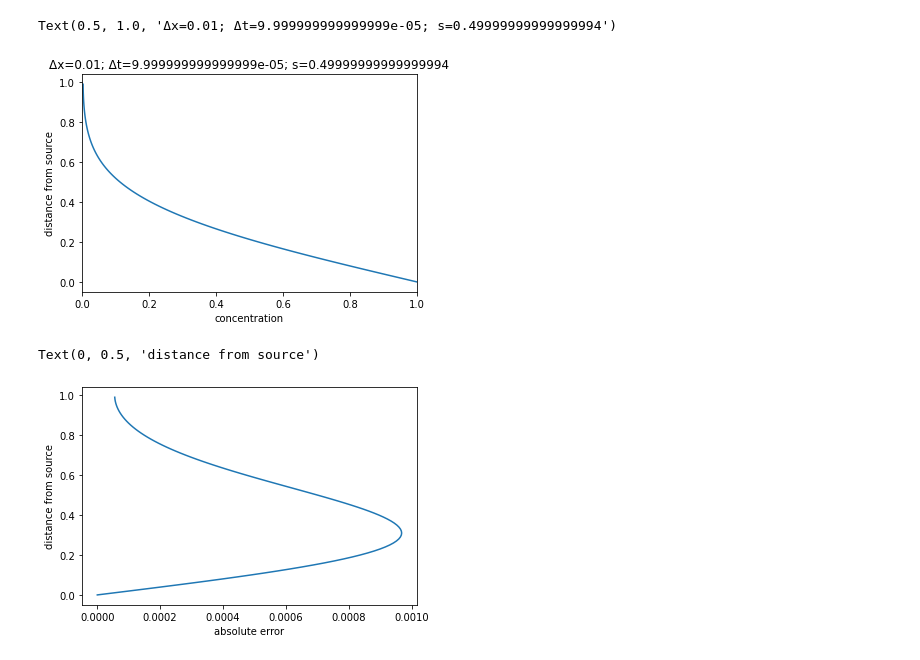
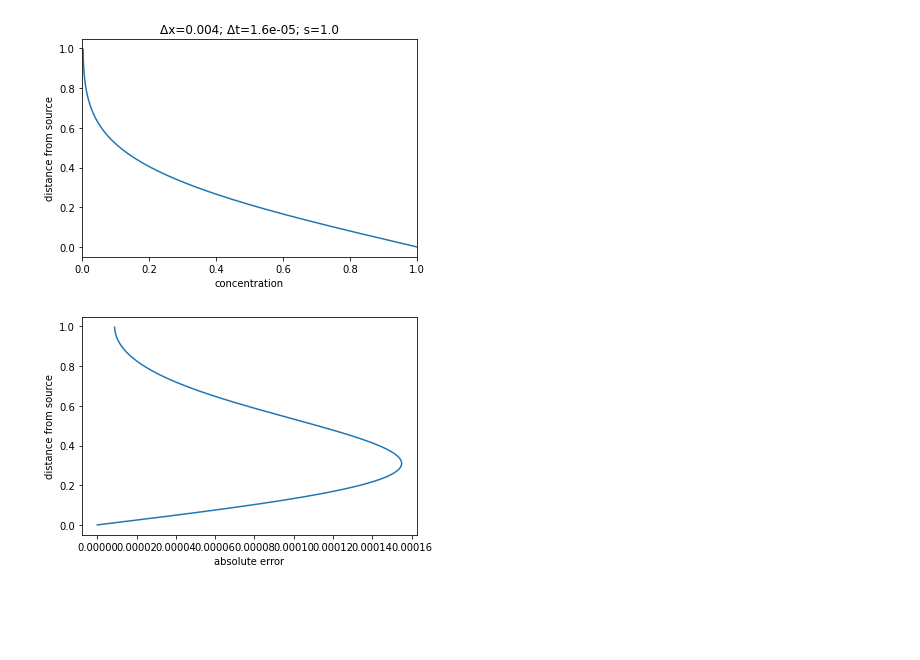
Before and after one commit to Sllopsta/exercise_3, a Jupyter notebook: Task_1/Task_1.4.ipynb, the cells around one changed output. Saved outputs shown, nothing was run; the diff lists cells and outputs as text; code cells hidden in the pictures; blank space fills up the shorter version.

Commit message:
final plots and explanation added

```diff
--- a/Task_1/Task_1.4.ipynb
+++ b/Task_1/Task_1.4.ipynb
@@ -3,9 +3,9 @@ import numpy as np
 from matplotlib import pyplot as plt
 
 L=1
-Nx=101
+Nx=251
 D=10**(-6)
-dt=100*D
+dt=16*D
 t_final=50000*D
 x_ax=np.linspace(0,L+L/(Nx-1),Nx+1)
 dx=x_ax[1]-x_ax[0]
@@ -61,7 +61,7 @@ d=np.zeros(Nx)
 dn=np.zeros(Nx)
 dn[0]=1
 d[0]=1
-errors=[]
+errors=[0]
 
 for t in range(len(t_ax)-1):
     d=TDMAsolver(a,b,c,d)
@@ -75,5 +75,5 @@ for t in range(len(t_ax)-1):
     d[0]=1
     errors.append(np.sum(np.abs(d[0:Nx-1]-analytic(x_ax[0:Nx-1],t*dt)))/(Nx-1))
     if(t%1000==0 and t>1):
-        #plt.plot(x_ax[0:Nx],d)
-        plt.plot(x_ax[0:Nx-1],(d[0:Nx-1]-analytic(x_ax[0:Nx-1],t*dt))/d[0:Nx-1])
+        plt.plot(x_ax[0:Nx],d)
+        #plt.plot(x_ax[0:Nx-1],(d[0:Nx-1]-analytic(x_ax[0:Nx-1],t*dt))/d[0:Nx-1])
@@ -85,16 +82,16 @@ plt.plot(errors)
 # %%
 plt.plot(d[0:Nx-1],x_ax[0:Nx-1])
 plt.xlabel('concentration')
 plt.ylabel('distance from source')
 plt.xlim(0,1)
-plt.title('Δx={}; Δt={}; s={}'.format(dx,dt,s))
+plt.title('Δx={}; Δt={}; s={}'.format(dx,dt,s*2))
+plt.savefig('Task_1.4 concentration_distance s={}.png'.format(s*2))
 # %% [output]
-Text(0.5, 1.0, 'Δx=0.01; Δt=9.999999999999999e-05; s=0.49999999999999994')
-[figure, old version]
+[figure, new version]
 # %%
 plt.plot(np.abs(d[0:Nx-1]-analytic(x_ax[0:Nx-1],t_ax[-1])),x_ax[0:Nx-1])
 plt.xlabel('absolute error')
 plt.ylabel('distance from source')
+plt.savefig('Task_1.4 abs error s={}.png'.format(s*2))
 # %% [output]
-Text(0, 0.5, 'distance from source')
-[figure, old version]
+[figure, new version]
```
Also changed, not shown: parts of 4 cells of this notebook, 24 other files.
